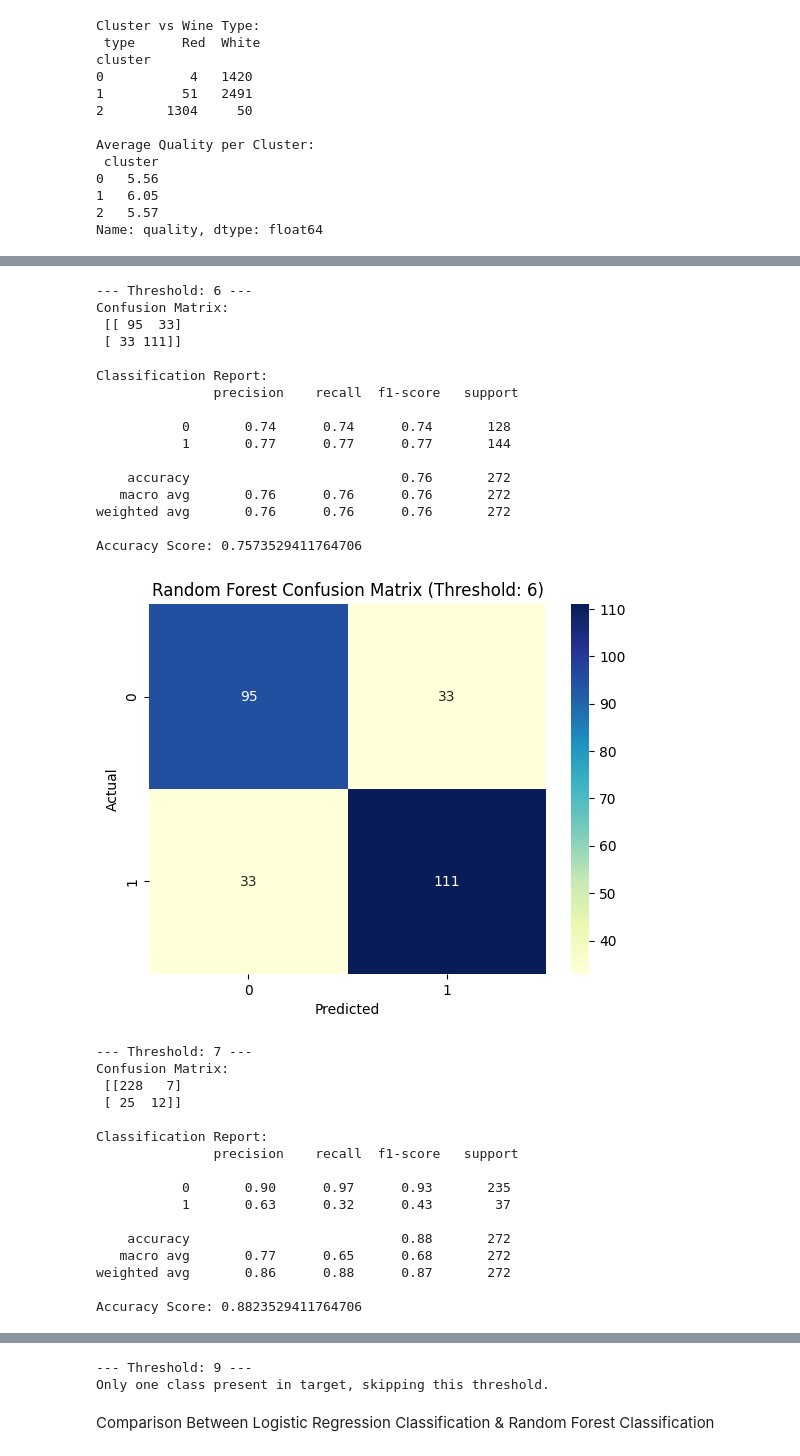
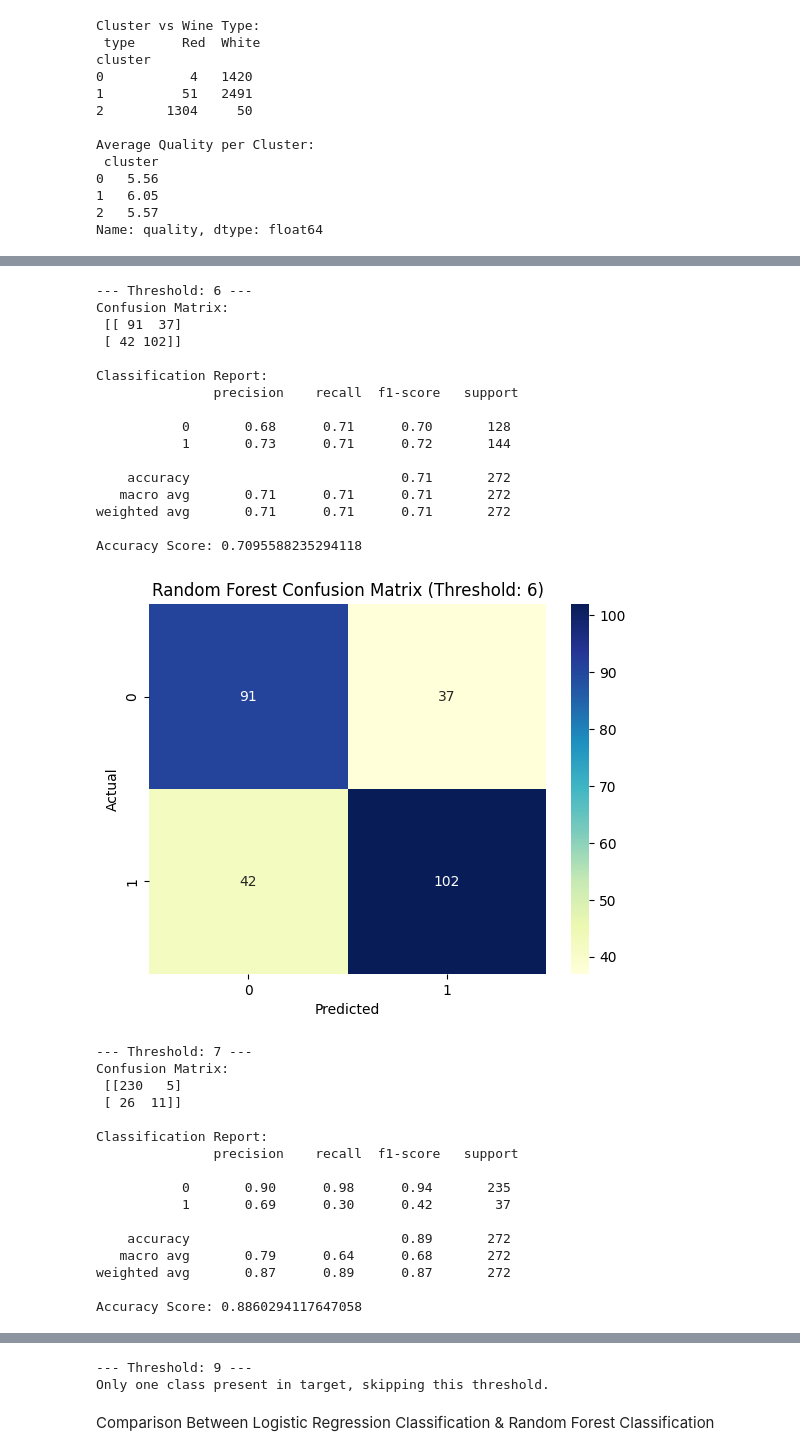
Before and after one commit to SamraatJain9/CSC2034_Project_Data, a Jupyter notebook: main.ipynb, the cells around one changed output, grey strips where cells are left out. Drawn from its saved outputs; the diff is of its cells as text; code cells hidden in the pictures.

```diff
--- a/main.ipynb
+++ b/main.ipynb
@@ -1060,7 +947,7 @@ To Choose a Machine Learning Model, need to think about what type of data do we
 # Logistic Regression for Binary Classification
 
 # Selected features
-features = ['alcohol', 'volatile acidity', 'sulphates', 'chlorides', 'density', 'citric acid']
+features = ['alcohol', 'volatile acidity', 'chlorides', 'density', 'citric acid']
 thresholds = [5, 6, 7, 9]
 
 results = {}
@@ -1170,7 +1057,7 @@ Skipping threshold 9: only one class present in the data.
 # Random Forrest Classifier
 
 # Feature set
-features = ['alcohol', 'volatile acidity', 'sulphates', 'chlorides', 'density', 'citric acid']
+features = ['alcohol', 'volatile acidity', 'chlorides', 'density', 'citric acid']
 
 # Thresholds to try
 thresholds = [5, 6, 7, 9]
@@ -1237,34 +1124,34 @@ Accuracy Score: 0.9522058823529411
 [figure]
 --- Threshold: 6 ---
 Confusion Matrix:
- [[ 95  33]
- [ 33 111]]
+ [[ 91  37]
+ [ 42 102]]
 
 Classification Report:
                precision    recall  f1-score   support
 
-           0       0.74      0.74      0.74       128
-           1       0.77      0.77      0.77       144
+           0       0.68      0.71      0.70       128
+           1       0.73      0.71      0.72       144
 
-    accuracy                           0.76       272
-   macro avg       0.76      0.76      0.76       272
-weighted avg       0.76      0.76      0.76       272
+    accuracy                           0.71       272
+   macro avg       0.71      0.71      0.71       272
+weighted avg       0.71      0.71      0.71       272
 
-Accuracy Score: 0.7573529411764706
+Accuracy Score: 0.7095588235294118
-[figure, old version]
+[figure, new version]
 --- Threshold: 7 ---
 Confusion Matrix:
- [[228   7]
- [ 25  12]]
+ [[230   5]
+ [ 26  11]]
 
 Classification Report:
                precision    recall  f1-score   support
 
-           0       0.90      0.97      0.93       235
-           1       0.63      0.32      0.43        37
+           0       0.90      0.98      0.94       235
+           1       0.69      0.30      0.42        37
 
-    accuracy                           0.88       272
-   macro avg       0.77      0.65      0.68       272
-weighted avg       0.86      0.88      0.87       272
+    accuracy                           0.89       272
+   macro avg       0.79      0.64      0.68       272
+weighted avg       0.87      0.89      0.87       272
 
-Accuracy Score: 0.8823529411764706
+Accuracy Score: 0.8860294117647058
```
Also changed, not shown: parts of 10 cells of this notebook.
